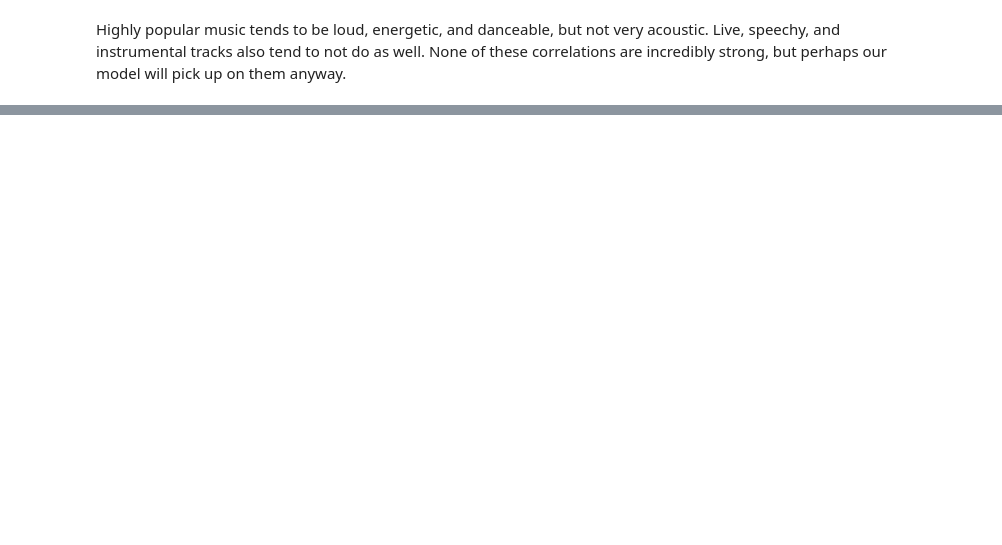
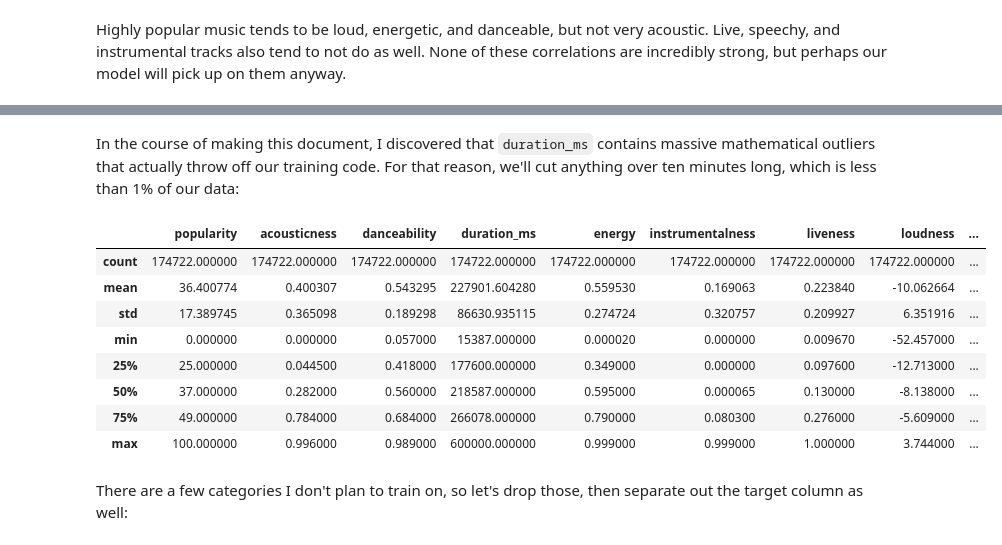
Before and after one commit to kenklabnik/august_2025_code_jam, a Jupyter notebook: analysis_ken.ipynb, the cells around one changed output, grey strips where cells are left out. Cells and saved outputs as stored; diff of their text form; code cells hidden in the pictures; blank space fills up the shorter version.

```diff
--- a/analysis_ken.ipynb
+++ b/analysis_ken.ipynb
@@ -325,0 +379,19 @@ Highly popular music tends to be loud, energetic, and danceable, but not very ac
+# %% [markdown]
+In the course of making this document, I discovered that `duration_ms` contains massive mathematical outliers that actually throw off our training code. For that reason, we'll cut anything over ten minutes long, which is less than 1% of our data:
+# %%
+max_duration_ms = 10 * 60 * 1000
+outlier_durations = df[df['duration_ms'] > max_duration_ms]
+df.drop(outlier_durations.index, inplace=True)
+df.describe()
+# %% [output]
+|  | popularity | acousticness | danceability | duration_ms | energy | instrumentalness | liveness | loudness | ... |
+| count | 174722.000000 | 174722.000000 | 174722.000000 | 174722.000000 | 174722.000000 | 174722.000000 | 174722.000000 | 174722.000000 | ... |
+| mean | 36.400774 | 0.400307 | 0.543295 | 227901.604280 | 0.559530 | 0.169063 | 0.223840 | -10.062664 | ... |
+| std | 17.389745 | 0.365098 | 0.189298 | 86630.935115 | 0.274724 | 0.320757 | 0.209927 | 6.351916 | ... |
+| min | 0.000000 | 0.000000 | 0.057000 | 15387.000000 | 0.000020 | 0.000000 | 0.009670 | -52.457000 | ... |
+| 25% | 25.000000 | 0.044500 | 0.418000 | 177600.000000 | 0.349000 | 0.000000 | 0.097600 | -12.713000 | ... |
+| 50% | 37.000000 | 0.282000 | 0.560000 | 218587.000000 | 0.595000 | 0.000065 | 0.130000 | -8.138000 | ... |
+| 75% | 49.000000 | 0.784000 | 0.684000 | 266078.000000 | 0.790000 | 0.080300 | 0.276000 | -5.609000 | ... |
+| max | 100.000000 | 0.996000 | 0.989000 | 600000.000000 | 0.999000 | 0.999000 | 1.000000 | 3.744000 | ... |
+# %% [markdown]
+There are a few categories I don't plan to train on, so let's drop those, then separate out the target column as well:
```
Also changed, not shown: parts of 31 cells of this notebook, 1 other file.
